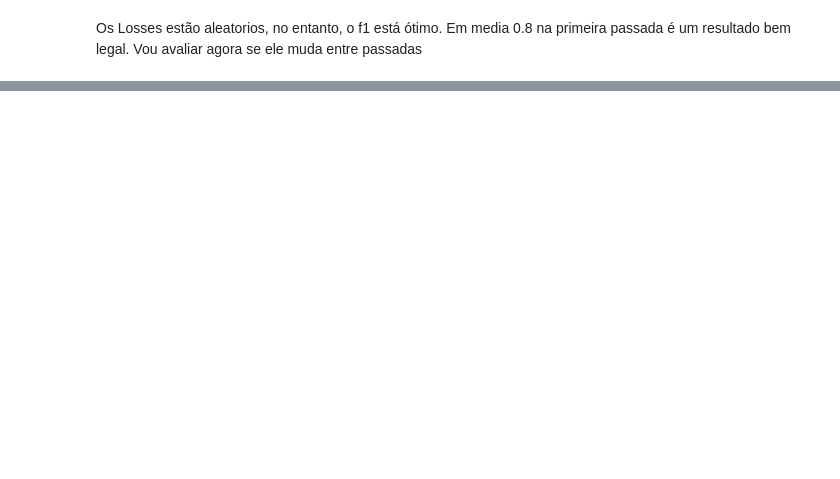
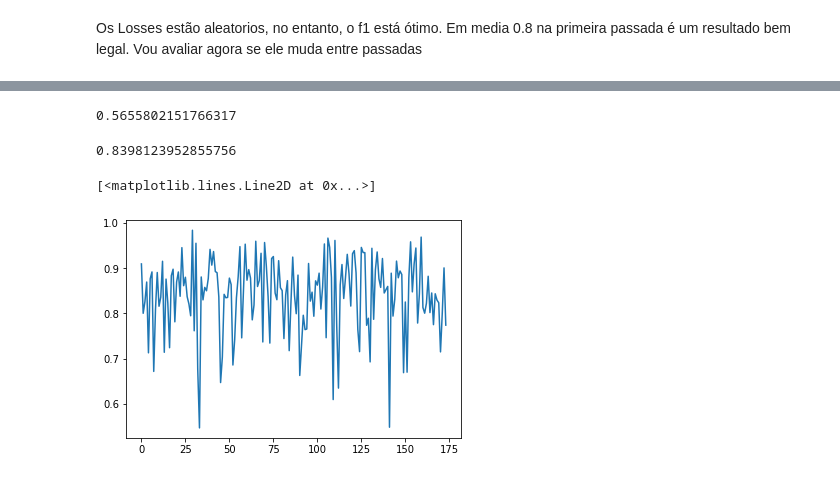
Before and after one commit to caiotda/MAC0499, a Jupyter notebook: model/client.ipynb, the cells around one changed output, grey strips where cells are left out. Saved outputs shown, nothing was run; the diff lists cells and outputs as text; code cells hidden in the pictures; blank space fills up the shorter version.

```diff
--- a/model/client.ipynb
+++ b/model/client.ipynb
@@ -104,0 +124,2 @@ Os Losses estão aleatorios, no entanto, o f1 está ótimo. Em media 0.8 na prim
+# %%
+l_eval, f1_eval = evaluator.evaluate(model, ds_test, 'cuda')
@@ -104,0 +128,13 @@ Os Losses estão aleatorios, no entanto, o f1 está ótimo. Em media 0.8 na prim
+# %%
+np.mean(l_eval)
+# %% [output]
+0.5655802151766317
+# %%
+np.mean(f1_eval)
+# %% [output]
+0.8398123952855756
+# %%
+plt.plot(f1_eval)
+# %% [output]
+[<matplotlib.lines.Line2D at 0x...>]
+[figure, added]
```
Also changed, not shown: parts of 14 cells of this notebook.
